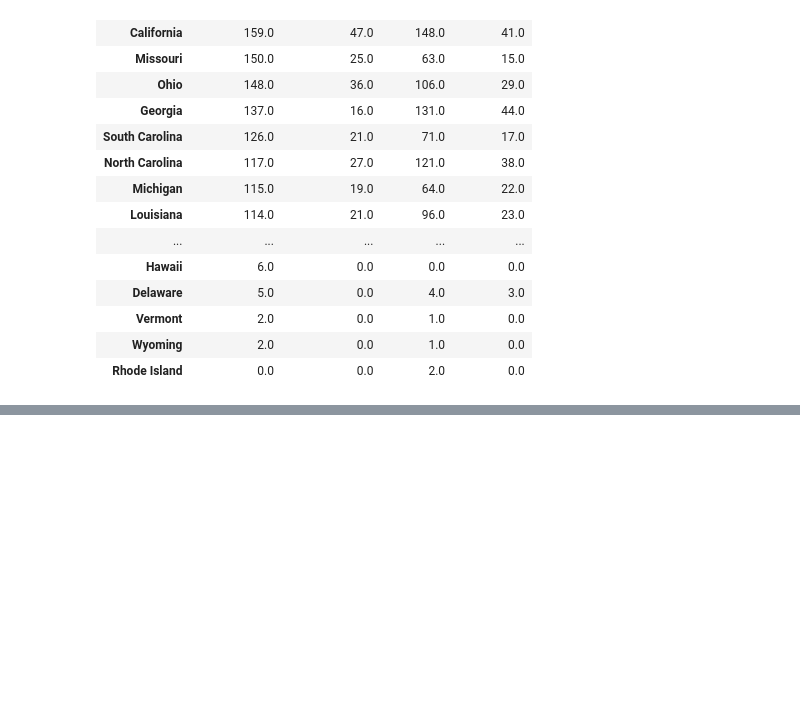
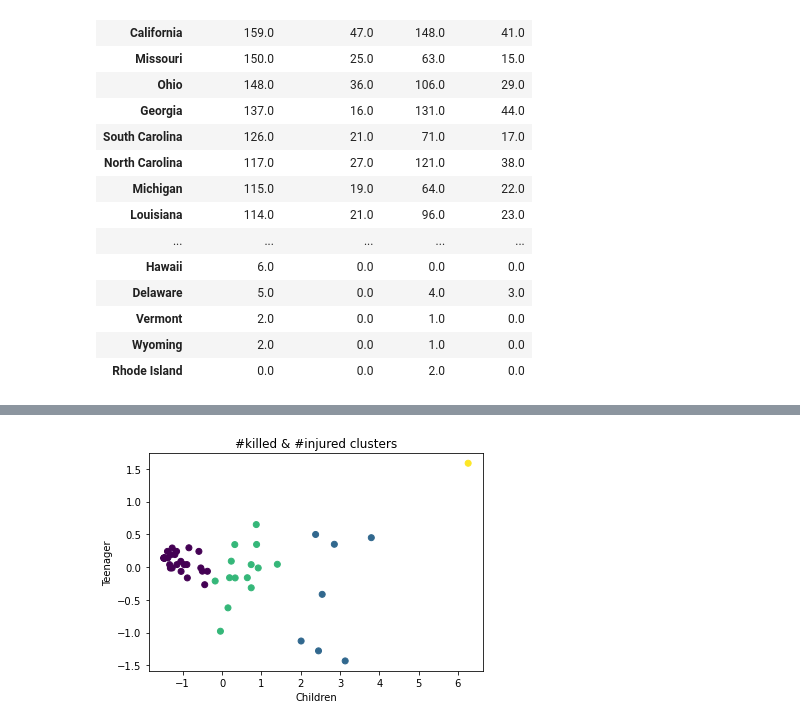
Before and after one commit to dtnpht/ML_Demographics, a Jupyter notebook: kill_by_age.ipynb, the cells around one changed output, grey strips where cells are left out. Saved outputs shown, nothing was run; the diff lists cells and outputs as text; code cells hidden in the pictures; blank space fills up the shorter version.

```diff
--- a/kill_by_age.ipynb
+++ b/kill_by_age.ipynb
@@ -122,0 +139,8 @@ plt.show()
+# %%
+plt.scatter(x=df3['Children'], y=df3['Teenager'], c=df3['class'])
+plt.xlabel('Children')
+plt.ylabel('Teenager')
+plt.title('#killed & #injured clusters')
+plt.show()
+# %% [output]
+[figure, added]
```
Also changed, not shown: parts of 11 cells of this notebook.
